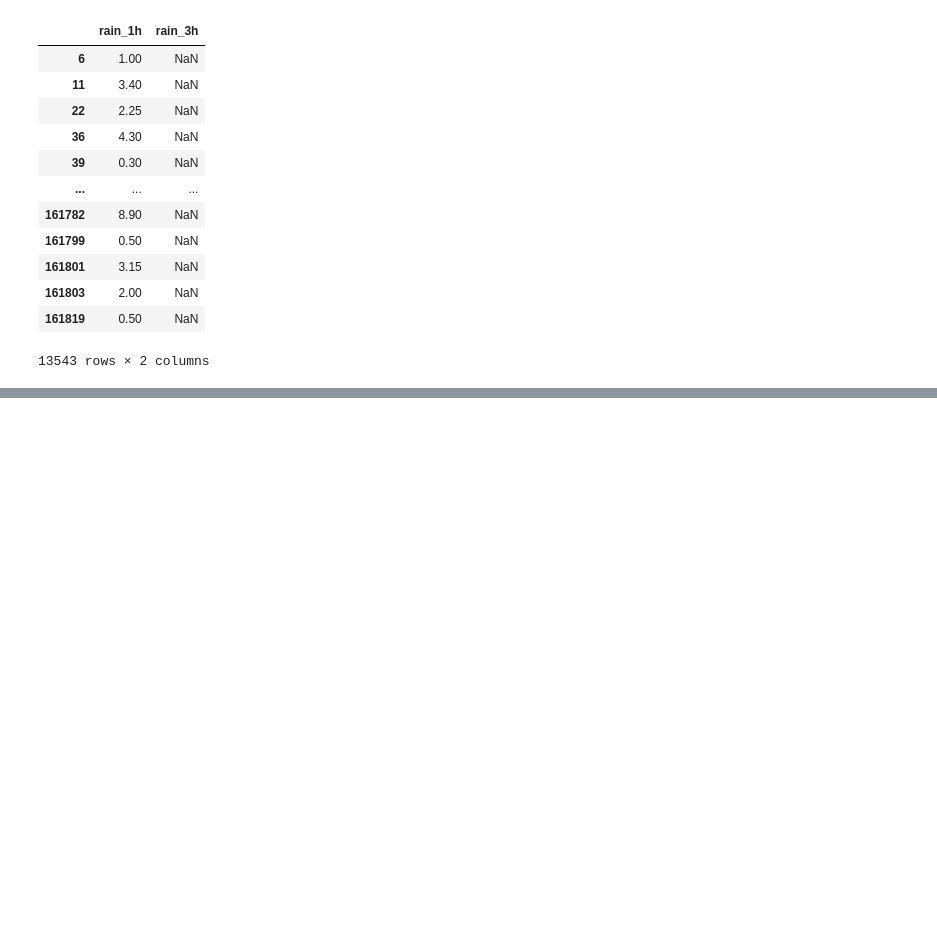
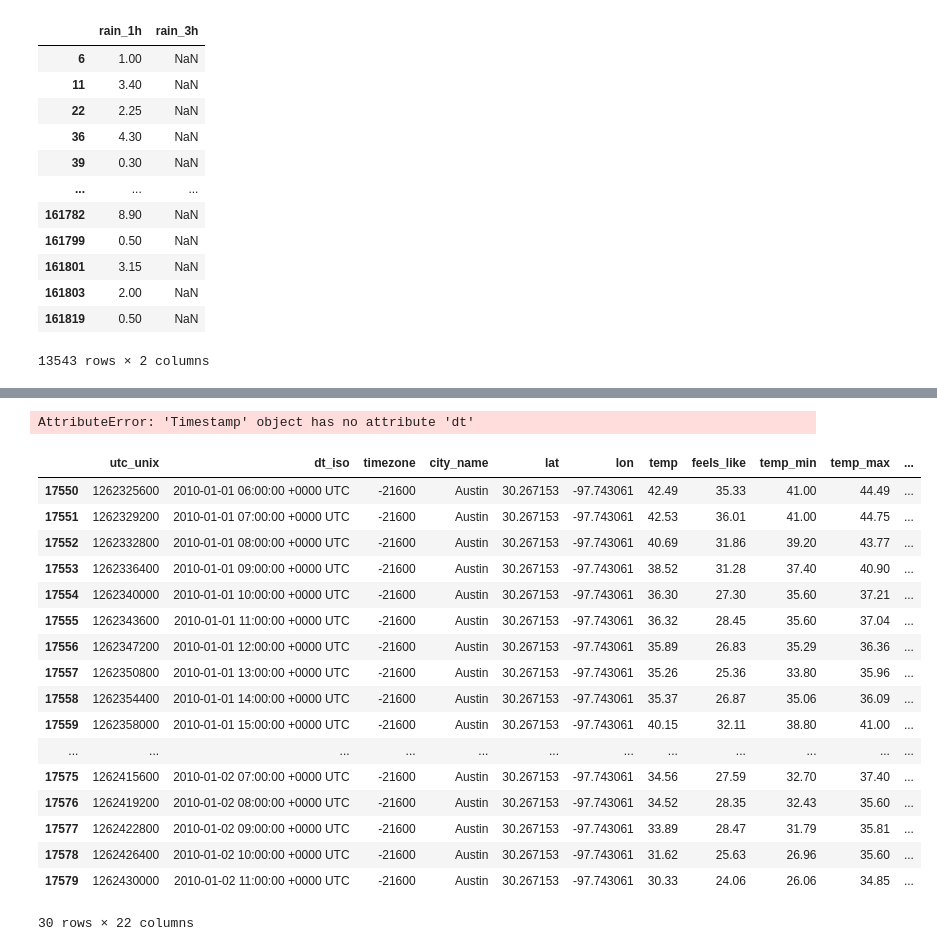
Before and after one commit to JacksonPeoples/Springboard, a Jupyter notebook: CapstoneTwo/DataWranglingFinal.ipynb, the cells around one changed output, grey strips where cells are left out. Saved outputs shown, nothing was run; the diff lists cells and outputs as text; code cells hidden in the pictures; blank space fills up the shorter version.

```diff
--- a/CapstoneTwo/DataWranglingFinal.ipynb
+++ b/CapstoneTwo/DataWranglingFinal.ipynb
@@ -402,0 +687,2 @@ df[['rain_1h','rain_3h']][df['rain_3h'].isna()][df['rain_1h'].notna()]
+# %%
+hourly_df['LocalTime'] = [time_from_unix(time) for time in hourly_df['LocalTime']]
@@ -402,0 +733,29 @@ df[['rain_1h','rain_3h']][df['rain_3h'].isna()][df['rain_1h'].notna()]
+# %%
+hourly_df['LocalTime'] = [pd.to_datetime(time) for time in hourly_df['LocalTime']]
+# %% [output]
+AttributeError: 'Timestamp' object has no attribute 'dt'
+# %%
+hourly_df['Weekday'] = [get_weekday(time) for time in hourly_df['LocalTime']]
+# %%
+hourly_df['Weekday'] = hourly_df['Weekday'].replace(weekdays)
+# %%
+hourly_df.head(30)
+# %% [output]
+|  | utc_unix | dt_iso | timezone | city_name | lat | lon | temp | feels_like | temp_min | temp_max | ... |
+| 17550 | 1262325600 | 2010-01-01 06:00:00 +0000 UTC | -21600 | Austin | 30.267153 | -97.743061 | 42.49 | 35.33 | 41.00 | 44.49 | ... |
+| 17551 | 1262329200 | 2010-01-01 07:00:00 +0000 UTC | -21600 | Austin | 30.267153 | -97.743061 | 42.53 | 36.01 | 41.00 | 44.75 | ... |
+| 17552 | 1262332800 | 2010-01-01 08:00:00 +0000 UTC | -21600 | Austin | 30.267153 | -97.743061 | 40.69 | 31.86 | 39.20 | 43.77 | ... |
+| 17553 | 1262336400 | 2010-01-01 09:00:00 +0000 UTC | -21600 | Austin | 30.267153 | -97.743061 | 38.52 | 31.28 | 37.40 | 40.90 | ... |
+| 17554 | 1262340000 | 2010-01-01 10:00:00 +0000 UTC | -21600 | Austin | 30.267153 | -97.743061 | 36.30 | 27.30 | 35.60 | 37.21 | ... |
+| 17555 | 1262343600 | 2010-01-01 11:00:00 +0000 UTC | -21600 | Austin | 30.267153 | -97.743061 | 36.32 | 28.45 | 35.60 | 37.04 | ... |
+| 17556 | 1262347200 | 2010-01-01 12:00:00 +0000 UTC | -21600 | Austin | 30.267153 | -97.743061 | 35.89 | 26.83 | 35.29 | 36.36 | ... |
+| 17557 | 1262350800 | 2010-01-01 13:00:00 +0000 UTC | -21600 | Austin | 30.267153 | -97.743061 | 35.26 | 25.36 | 33.80 | 35.96 | ... |
+| 17558 | 1262354400 | 2010-01-01 14:00:00 +0000 UTC | -21600 | Austin | 30.267153 | -97.743061 | 35.37 | 26.87 | 35.06 | 36.09 | ... |
+| 17559 | 1262358000 | 2010-01-01 15:00:00 +0000 UTC | -21600 | Austin | 30.267153 | -97.743061 | 40.15 | 32.11 | 38.80 | 41.00 | ... |
+| ... | ... | ... | ... | ... | ... | ... | ... | ... | ... | ... | ... |
+| 17575 | 1262415600 | 2010-01-02 07:00:00 +0000 UTC | -21600 | Austin | 30.267153 | -97.743061 | 34.56 | 27.59 | 32.70 | 37.40 | ... |
+| 17576 | 1262419200 | 2010-01-02 08:00:00 +0000 UTC | -21600 | Austin | 30.267153 | -97.743061 | 34.52 | 28.35 | 32.43 | 35.60 | ... |
+| 17577 | 1262422800 | 2010-01-02 09:00:00 +0000 UTC | -21600 | Austin | 30.267153 | -97.743061 | 33.89 | 28.47 | 31.79 | 35.81 | ... |
+| 17578 | 1262426400 | 2010-01-02 10:00:00 +0000 UTC | -21600 | Austin | 30.267153 | -97.743061 | 31.62 | 25.63 | 26.96 | 35.60 | ... |
+| 17579 | 1262430000 | 2010-01-02 11:00:00 +0000 UTC | -21600 | Austin | 30.267153 | -97.743061 | 30.33 | 24.06 | 26.06 | 34.85 | ... |
+30 rows × 22 columns
```
Also changed, not shown: parts of 36 cells of this notebook, 2 other files.
